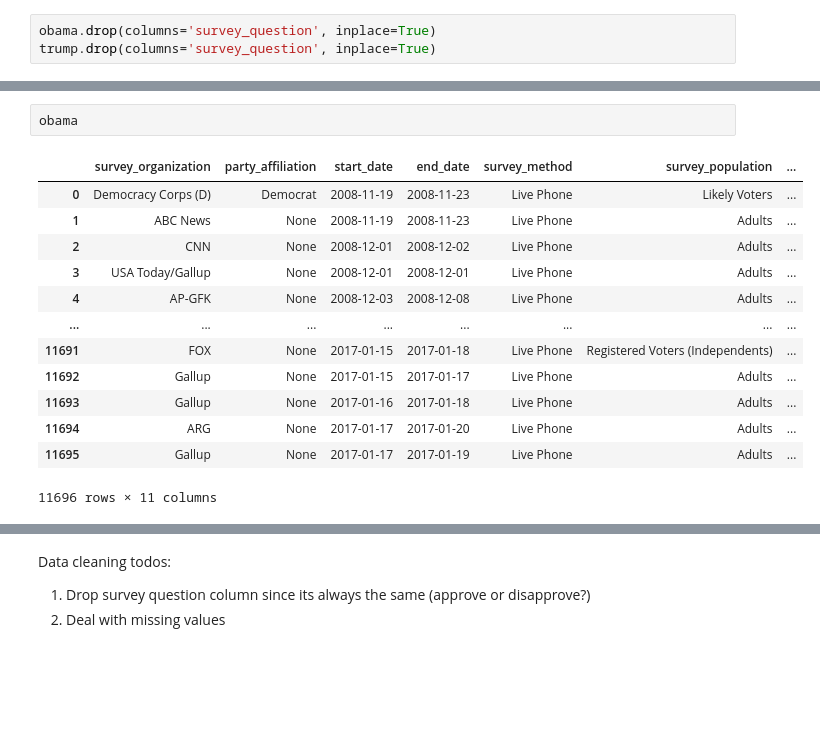
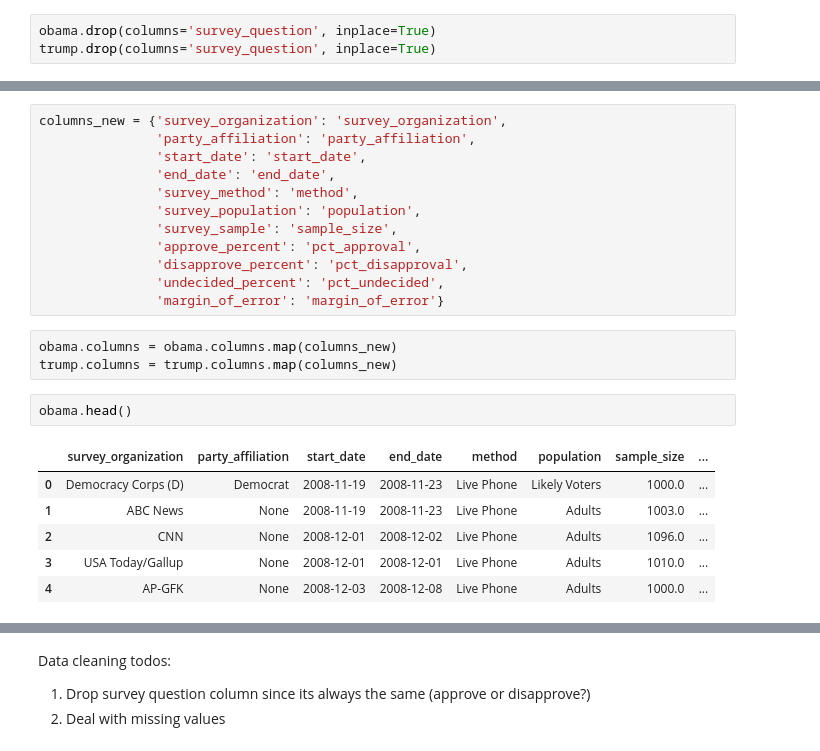
Before and after one commit to BoronII/data-analysis-visualization-sample, a Jupyter notebook: notebooks/03_US_presidential_approval_2008.ipynb, the cells around one changed output, grey strips where cells are left out. Drawn from its saved outputs; the diff is of its cells as text; blank space fills up the shorter version.

```diff
--- a/notebooks/03_US_presidential_approval_2008.ipynb
+++ b/notebooks/03_US_presidential_approval_2008.ipynb
@@ -62,16 +101,24 @@ trump.drop(columns='survey_question', inplace=True)
+# %%
+columns_new = {'survey_organization': 'survey_organization',
+               'party_affiliation': 'party_affiliation',
+               'start_date': 'start_date',
+               'end_date': 'end_date',
+               'survey_method': 'method',
+               'survey_population': 'population',
+               'survey_sample': 'sample_size',
+               'approve_percent': 'pct_approval',
+               'disapprove_percent': 'pct_disapproval',
+               'undecided_percent': 'pct_undecided',
+               'margin_of_error': 'margin_of_error'}
+# %%
+obama.columns = obama.columns.map(columns_new)
+trump.columns = trump.columns.map(columns_new)
 # %%
-obama
+obama.head()
 # %% [output]
-|  | survey_organization | party_affiliation | start_date | end_date | survey_method | survey_population | ... |
-| 0 | Democracy Corps (D) | Democrat | 2008-11-19 | 2008-11-23 | Live Phone | Likely Voters | ... |
-| 1 | ABC News | None | 2008-11-19 | 2008-11-23 | Live Phone | Adults | ... |
-| 2 | CNN | None | 2008-12-01 | 2008-12-02 | Live Phone | Adults | ... |
-| 3 | USA Today/Gallup | None | 2008-12-01 | 2008-12-01 | Live Phone | Adults | ... |
-| 4 | AP-GFK | None | 2008-12-03 | 2008-12-08 | Live Phone | Adults | ... |
-| ... | ... | ... | ... | ... | ... | ... | ... |
-| 11691 | FOX | None | 2017-01-15 | 2017-01-18 | Live Phone | Registered Voters (Independents) | ... |
-| 11692 | Gallup | None | 2017-01-15 | 2017-01-17 | Live Phone | Adults | ... |
-| 11693 | Gallup | None | 2017-01-16 | 2017-01-18 | Live Phone | Adults | ... |
-| 11694 | ARG | None | 2017-01-17 | 2017-01-20 | Live Phone | Adults | ... |
-| 11695 | Gallup | None | 2017-01-17 | 2017-01-19 | Live Phone | Adults | ... |
+|  | survey_organization | party_affiliation | start_date | end_date | method | population | sample_size | ... |
+| 0 | Democracy Corps (D) | Democrat | 2008-11-19 | 2008-11-23 | Live Phone | Likely Voters | 1000.0 | ... |
+| 1 | ABC News | None | 2008-11-19 | 2008-11-23 | Live Phone | Adults | 1003.0 | ... |
+| 2 | CNN | None | 2008-12-01 | 2008-12-02 | Live Phone | Adults | 1096.0 | ... |
+| 3 | USA Today/Gallup | None | 2008-12-01 | 2008-12-01 | Live Phone | Adults | 1010.0 | ... |
+| 4 | AP-GFK | None | 2008-12-03 | 2008-12-08 | Live Phone | Adults | 1000.0 | ... |
-11696 rows × 11 columns
```
Also changed, not shown: parts of 4 cells of this notebook, 4 other files.
